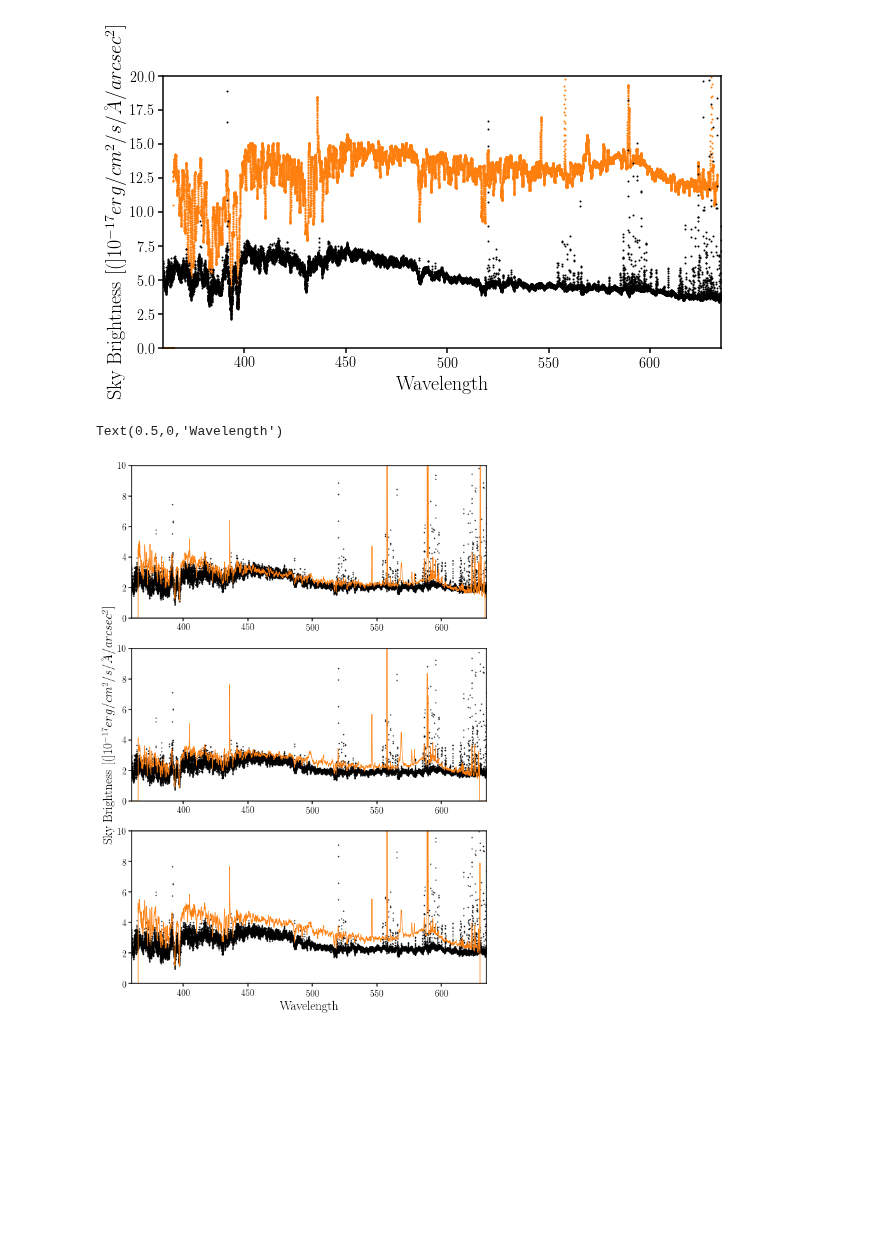
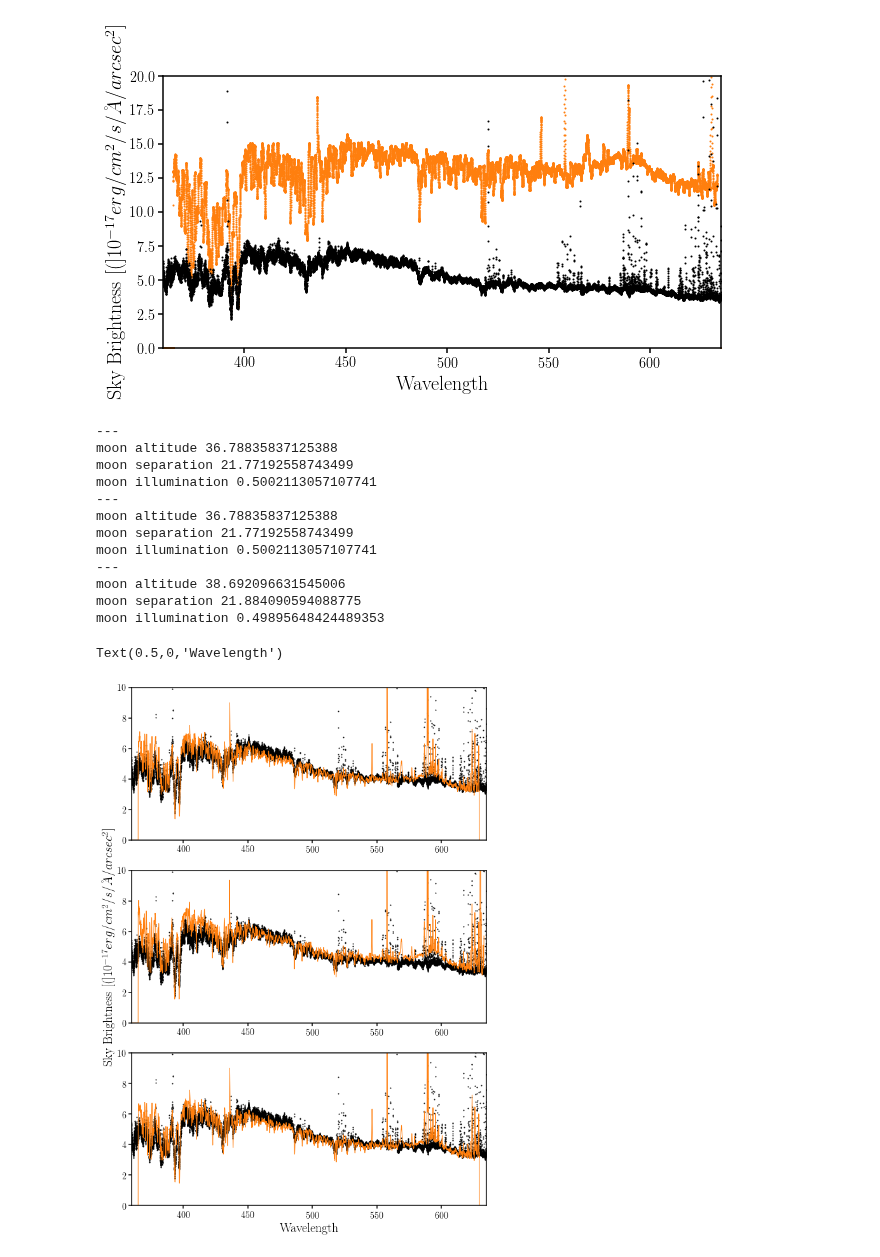
Before and after one commit to desi-bgs/feasiBGS, a Jupyter notebook: notebook/local_bright_bosssky.ipynb, the cells around one changed output. Cells and saved outputs as stored; diff of their text form; code cells hidden in the pictures; blank space fills up the shorter version.

```diff
--- a/notebook/local_bright_bosssky.ipynb
+++ b/notebook/local_bright_bosssky.ipynb
@@ -57,7 +53,8 @@ sub.set_ylim([0., 1.])
 # %%
 fig = plt.figure(figsize=(10,5))
 sub = fig.add_subplot(111)
-sub.scatter(boss_blue['WAVE'][0], boss_blue['SKY'][0], c='k', s=1)
+for i in range(4):
+    sub.plot(boss_blue['WAVE'][i], boss_blue['SKY'][i], c='C'+str(i), lw=1)
 sub.set_xlabel('Wavelength', fontsize=20)
 sub.set_xlim([360., 635])
 sub.set_ylabel('Sky Flux', fontsize=20)
@@ -68,3 +65,18 @@ sub.set_ylim([0., 30])
 # %%
 blue_skyavg = np.array([np.average(sky[np.isfinite(sky)]) for sky in boss_blue['SKY']])
 brightest = np.argmax(blue_skyavg)
+# %%
+fig = plt.figure(figsize=(10, 20))
+for i, k in enumerate(['MOON_ILL', 'MOON_ALT', 'MOON_SEP', 'AIRMASS']):
+    sub = fig.add_subplot(4,1,i+1)
+    sub.scatter(boss_blue[k], blue_skyavg/np.pi, c='k', s=1)
+    sub.set_xlabel(' '.join(k.split('_')), fontsize=25)
+    if i == 0:
+        sub.set_xlim([0.,1.])
+    elif i == 1:
+        sub.set_xlim([0., 90.])
+        sub.set_ylabel('Avg Blue Sky Brightness', fontsize=25)
+    elif i == 2:
+        sub.set_xlim([0., 180.])
+    elif i == 3:
+        sub.set_xlim([1., 2.])
@@ -175,16 +189,32 @@ sub.set_ylim([0., 20])
 [figure]
 # %%
 fig = plt.figure(figsize=(10,15))
-for ii, i in enumerate(np.random.choice(range(len(blue_skyavg)), 3, replace=False)):
+for ii, i in enumerate([0, 1, 2]):#np.random.choice(range(len(blue_skyavg)), 3, replace=False)):
+    print '---'
+    print 'moon altitude', boss_blue[i]['MOON_ALT']
+    print 'moon separation', boss_blue[i]['MOON_SEP']
+    print 'moon illumination', boss_blue[i]['MOON_ILL']
     sub = fig.add_subplot(3,1,ii+1)
     sub.plot(boss_blue['WAVE'][i], boss_blue['SKY'][i]/np.pi, lw=1, c='C1')
     KS_i = KS_sky(boss_blue[i])
     sub.scatter(w/10., KS_i, s=1, c='k')
     sub.set_xlim([360., 635])
     if ii == 1:
         sub.set_ylabel('Sky Brightness [(]$10^{-17} erg/cm^{2}/s/\AA/arcsec^2$]', fontsize=20)
     sub.set_ylim([0., 10])
 sub.set_xlabel('Wavelength', fontsize=20)
 # %% [output]
-Text(0.5,0,'Wavelength')
+---
+moon altitude 36.78835837125388
+moon separation 21.77192558743499
+moon illumination 0.5002113057107741
+---
+moon altitude 36.78835837125388
+moon separation 21.77192558743499
+moon illumination 0.5002113057107741
+---
+moon altitude 38.692096631545006
+moon separation 21.884090594088775
+moon illumination 0.49895648424489353
+Text(0.5,0,'Wavelength')
-[figure, old version]
+[figure, new version]
```
Also changed, not shown: parts of 10 cells of this notebook.
